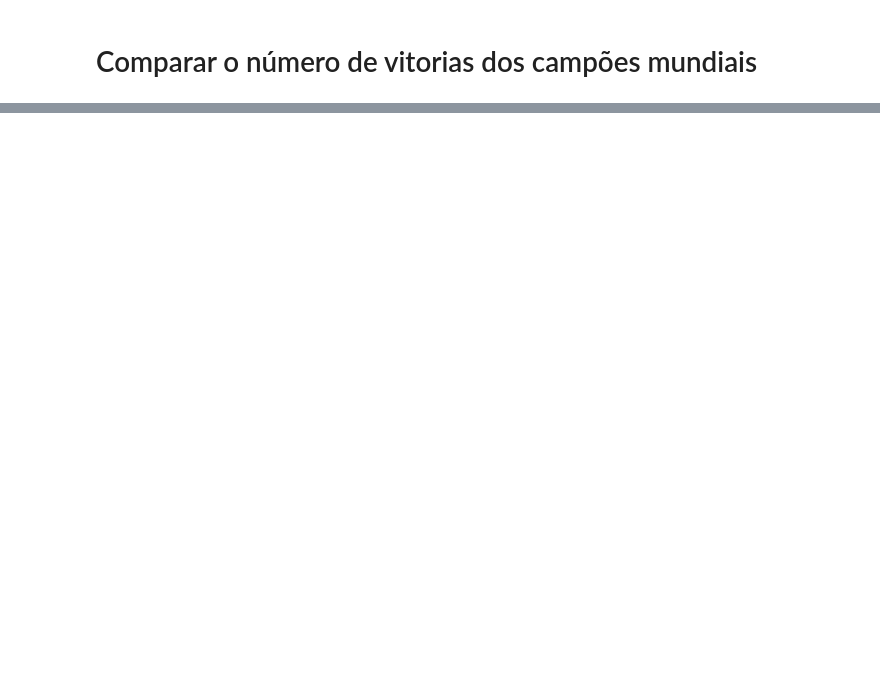
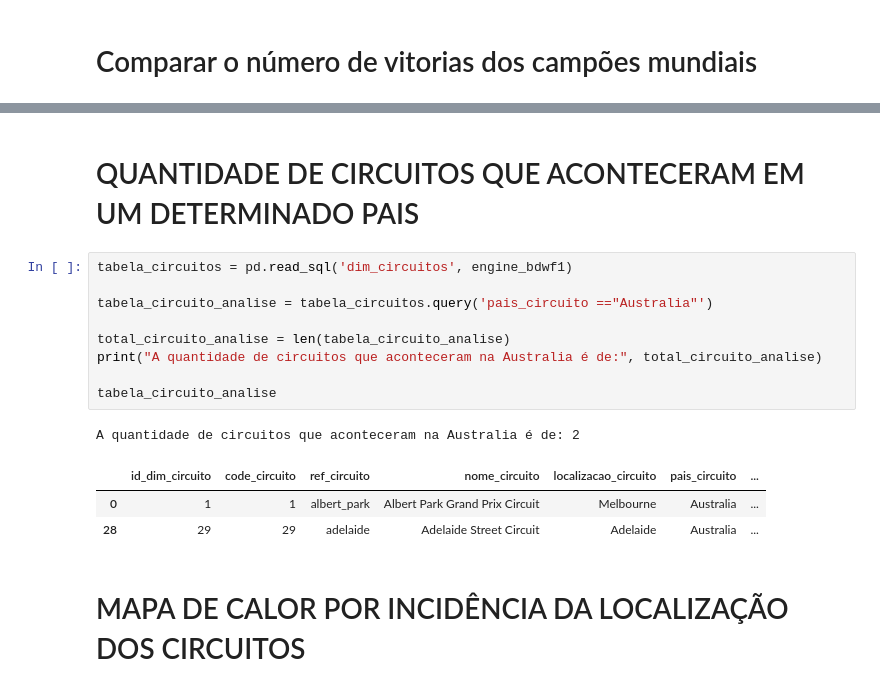
Before and after one commit to jnetoass/etl_formula1, a Jupyter notebook: etlformula1.ipynb, the cells around one changed output, grey strips where cells are left out. Cells and saved outputs as stored; diff of their text form; blank space fills up the shorter version.

Commit message:
Brasileiro que Mais Pontuou,Quantidade de circuitos que aconteceram em um determinado pais,mapa de calor por incidencia da localização dos circuitos

```diff
--- a/etlformula1.ipynb
+++ b/etlformula1.ipynb
@@ -593,0 +639,18 @@ fig.update_layout(title={
+# %% [markdown]
+# QUANTIDADE DE CIRCUITOS QUE ACONTECERAM EM UM DETERMINADO PAIS
+# %%
+tabela_circuitos = pd.read_sql('dim_circuitos', engine_bdwf1)
+
+tabela_circuito_analise = tabela_circuitos.query('pais_circuito =="Australia"')
+
+total_circuito_analise = len(tabela_circuito_analise)
+print("A quantidade de circuitos que aconteceram na Australia é de:", total_circuito_analise)
+
+tabela_circuito_analise
+# %% [output]
+A quantidade de circuitos que aconteceram na Australia é de: 2
+|  | id_dim_circuito | code_circuito | ref_circuito | nome_circuito | localizacao_circuito | pais_circuito | ... |
+| 0 | 1 | 1 | albert_park | Albert Park Grand Prix Circuit | Melbourne | Australia | ... |
+| 28 | 29 | 29 | adelaide | Adelaide Street Circuit | Adelaide | Australia | ... |
+# %% [markdown]
+# MAPA DE CALOR POR INCIDÊNCIA DA LOCALIZAÇÃO DOS CIRCUITOS
```
Also changed, not shown: parts of 10 cells of this notebook.
